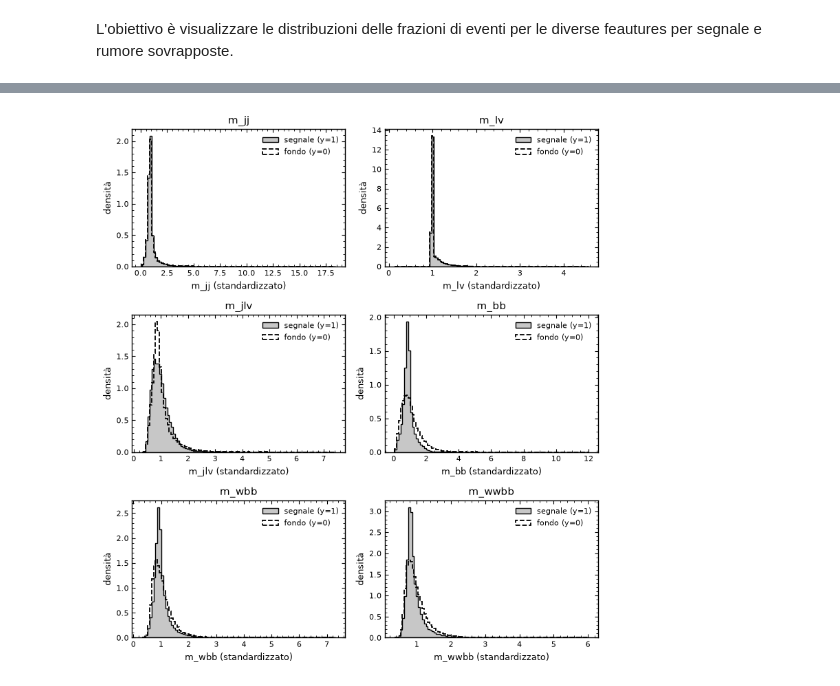
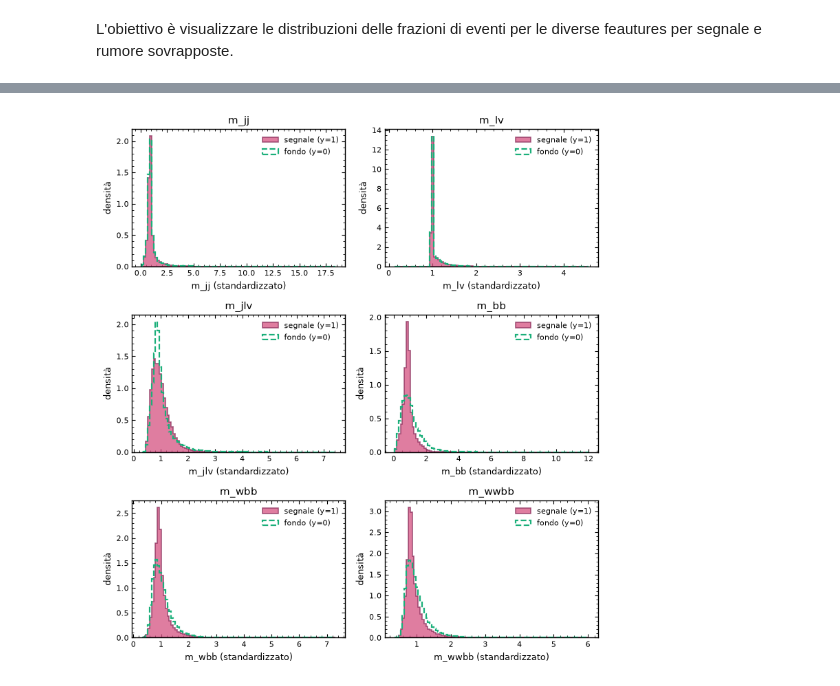
Before and after one commit to alivergani/Deep-Learning, a Jupyter notebook: ExoticParticles_HEP/notebooks/analisi_dati_inizio.ipynb, the cells around one changed output, grey strips where cells are left out. Cells and saved outputs as stored; diff of their text form; code cells hidden in the pictures.

```diff
--- a/ExoticParticles_HEP/notebooks/analisi_dati_inizio.ipynb
+++ b/ExoticParticles_HEP/notebooks/analisi_dati_inizio.ipynb
@@ -4,8 +4,8 @@ import matplotlib.pyplot as plt
 # %% [markdown]
 L'obiettivo è visualizzare le distribuzioni delle frazioni di eventi per le diverse feautures per segnale e rumore sovrapposte.
 # %%
-X = np.load("data/processed_small/X.npy")
-y = np.load("data/processed_small/y.npy").ravel()
+X = np.load("../data/processed_small/X.npy")
+y = np.load("../data/processed_small/y.npy").ravel()
 
 lepton_pT = X[:, 0]  # colonna 0 = lepton_pT (vedi src/features.py)
 
@@ -41,6 +41,6 @@ plt.show()
 # %%
 # immagine con solo i pT e le energie (niente phi/eta, totale 6)
-# stile "HEP paper": segnale pieno grigio, fondo solo contorno nero tratteggiato
+# stile "HEP paper": segnale pieno blu, fondo contorno tratteggiato arancio
 indici_pt_energia = [0, 3, 5, 9, 13, 17]  # lepton_pT, missing_energy_magnitude, jet1-4_pt
 
 plt.rcParams.update({
@@ -56,8 +56,9 @@ plt.rcParams.update({
     "ytick.right": True,
 })
 
-SIGNAL_COLOR = "0.55"   # grigio medio
-EDGE_COLOR = "black"
+SIGNAL_COLOR = "#2a78d6"   # blu
+EDGE_COLOR = "#184f95"     # blu scuro, contorno del segnale
+FONDO_COLOR = "#eb6834"    # arancio, tratteggio del fondo
 
 fig, axes = plt.subplots(3, 2, figsize=(7.5, 8.5))
 for ax, i in zip(axes.flat, indici_pt_energia):
@@ -68,11 +69,11 @@ for ax, i in zip(axes.flat, indici_pt_energia):
     ax.hist(
         segnale_all[:, i], bins=bins, density=True,
         histtype="stepfilled", facecolor=SIGNAL_COLOR, edgecolor=EDGE_COLOR,
-        linewidth=1.0, label="segnale (y=1)", zorder=2,
+        alpha=0.75, linewidth=1.2, label="segnale (y=1)", zorder=2,
     )
     ax.hist(
         fondo_all[:, i], bins=bins, density=True,
-        histtype="step", color=EDGE_COLOR, linewidth=1.3, linestyle="--",
+        histtype="step", color=FONDO_COLOR, linewidth=1.6, linestyle="--",
         label="fondo (y=0)", zorder=3,
     )
 
@@ -108,38 +109,39 @@ plt.rcParams.update({
     "ytick.right": True,
 })
 
-SIGNAL_COLOR = "0.78"   # grigio chiaro (diverso dal plot pT/energia)
-EDGE_COLOR = "black"
+SIGNAL_COLOR = "#d55181"   # fucsia smorzato (diverso dal plot pT/energia)
+EDGE_COLOR = "#8a2f5c"     # bordo più scuro
+FONDO_COLOR = "#1baf7a"    # verde acqua, tratteggio del fondo
 
 fig, axes = plt.subplots(3, 2, figsize=(7.5, 8.5))
 for ax, i in zip(axes.flat, indici_high):
     nome = HIGH_LEVEL[i - 21]
     col = X[:, i]
     bins = np.linspace(col.min(), col.max(), 100)
 
     ax.hist(
         segnale_all[:, i], bins=bins, density=True,
         histtype="stepfilled", facecolor=SIGNAL_COLOR, edgecolor=EDGE_COLOR,
-        linewidth=1.0, label="segnale (y=1)", zorder=2,
+        alpha=0.75, linewidth=1.2, label="segnale (y=1)", zorder=2,
     )
     ax.hist(
         fondo_all[:, i], bins=bins, density=True,
-        histtype="step", color=EDGE_COLOR, linewidth=1.3, linestyle="--",
+        histtype="step", color=FONDO_COLOR, linewidth=1.6, linestyle="--",
         label="fondo (y=0)", zorder=3,
     )
 
     ax.set_title(nome, fontsize=11)
     ax.set_xlabel(nome + " (standardizzato)", fontsize=9)
     ax.set_ylabel("densità", fontsize=9)
     ax.tick_params(labelsize=8)
     ax.legend(fontsize=8, frameon=False, loc="upper right")
     for spine in ax.spines.values():
         spine.set_linewidth(1.0)
 
 #fig.suptitle("Distribuzione delle feature high-level: segnale vs fondo", fontsize=15)
 fig.tight_layout(rect=[0, 0, 1, 0.97])
 plt.show()
 # %% [output]
-[figure, old version]
+[figure, new version]
 # %%
 # qui
```
Also changed, not shown: parts of 2 cells of this notebook.
